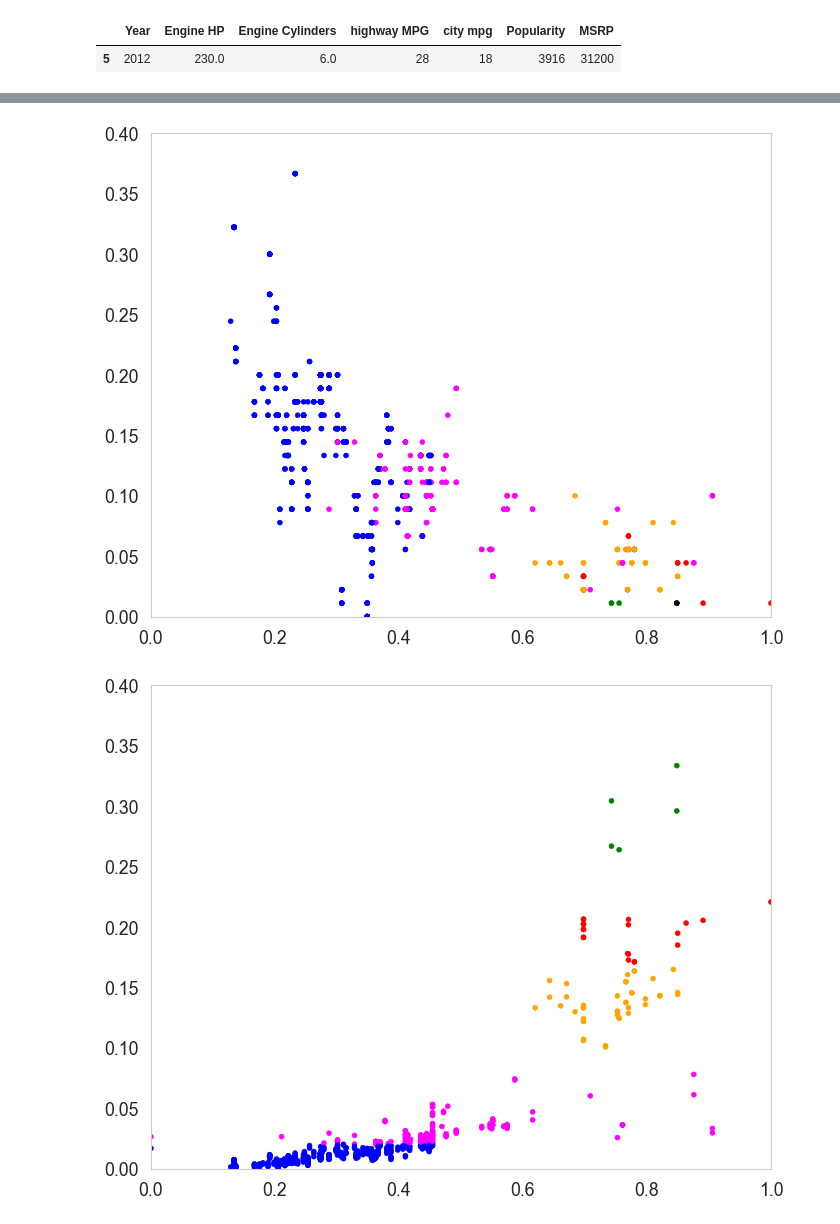
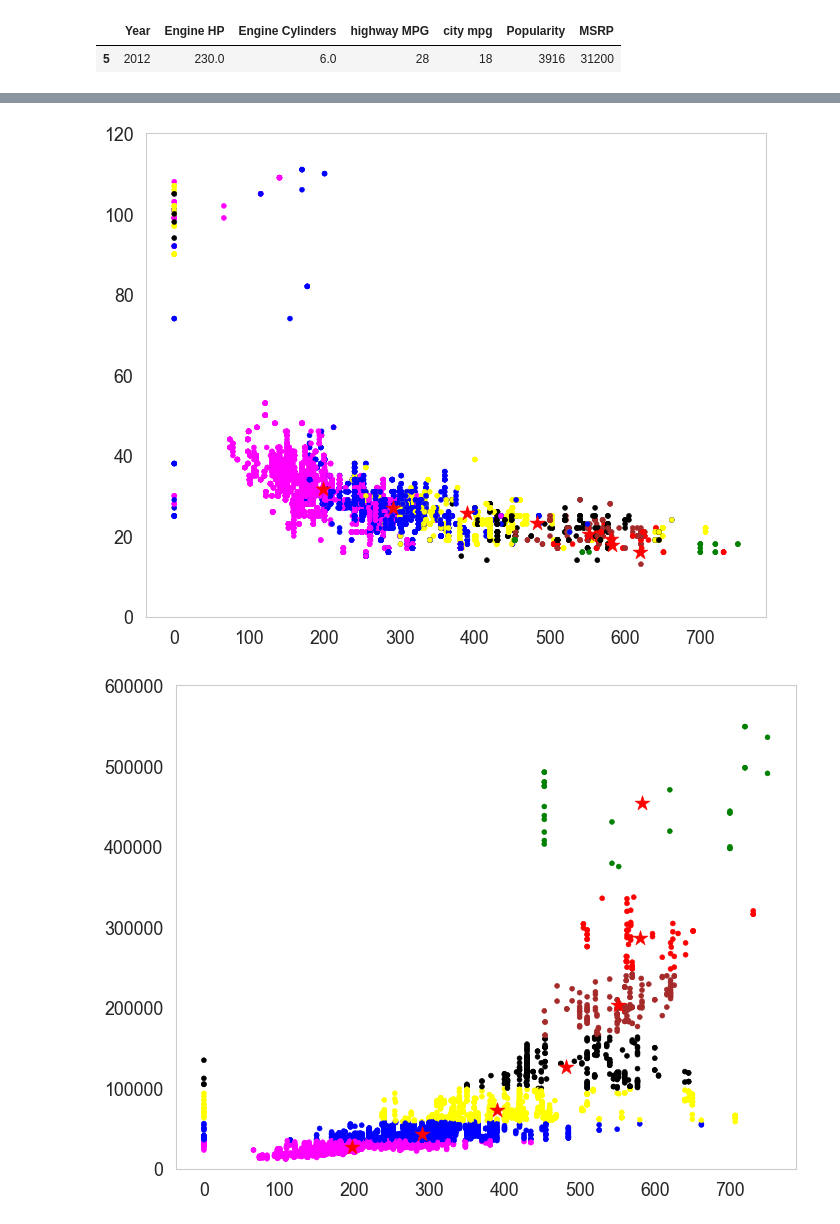
Before and after one commit to pujakb/ML, a Jupyter notebook: LR/LinearRegression.ipynb, the cells around one changed output, grey strips where cells are left out. Cells and saved outputs as stored; diff of their text form; code cells hidden in the pictures.

```diff
--- a/LR/LinearRegression.ipynb
+++ b/LR/LinearRegression.ipynb
@@ -20,7 +20,7 @@ sns.set_context("poster")
 from matplotlib import rcParams
 # %%
 data = pd.read_csv(r'C:\Users\PB\Downloads\CarsNew.csv')
-data = data.loc[data['Year'].isin([2012, 2013])]
+data = data.loc[data['Year'].isin([2012, 2013, 2014, 2015, 2016, 2017, 2018])]
 # %%
 kmeans_data = data.fillna(0)
 kmeans_data.head(1)
@@ -116,5 +116,5 @@ pl.plot(Nc,score)
 # %%
-    kmeans_model = KMeans(n_clusters=6)
+    kmeans_model = KMeans(n_clusters=8)
     kmeans_model.fit(selected)
     kmeans_model = kmeans_model.fit(selected)
     print(kmeans_model)
@@ -171,32 +140,32 @@ print(df.head())
 # %%
 #HP Vs HighwayMPG
 
 from matplotlib.pyplot import figure
 
 figure(num=None, figsize=(10, 8), dpi=80, facecolor='w', edgecolor='k')
-color_map=['blue', 'red', 'black', 'orange', 'magenta', 'green']
-plt.scatter(df.iloc[:, 1], df.iloc[:, 3], c=data_label, s=20, cmap=colors.ListedColormap(color_map))
-#plt.scatter(kmeans_model.cluster_centers_[:,1],kmeans_model.cluster_centers_[:,3],s=100,marker='*',c='red',label='centroids')
-plt.ylim(0,0.4)
-plt.xlim(0,1)
+color_map=['blue', 'red', 'black', 'orange', 'magenta', 'green', 'brown', 'yellow']
+plt.scatter(selected.iloc[:, 1], selected.iloc[:, 3], c=data_label, s=20, cmap=colors.ListedColormap(color_map))
+plt.scatter(kmeans_model.cluster_centers_[:,1],kmeans_model.cluster_centers_[:,3],s=200,marker='*',c='red',label='centroids')
+plt.ylim(0,120)
+# plt.xlim(0,1)
 plt.grid()
 plt.show()
 # %% [output]
-[figure, old version]
+[figure, new version]
 # %%
-#HP VS CityMPG
+#HP VS Price
 
 
 from matplotlib.pyplot import figure
 
 figure(num=None, figsize=(10, 8), dpi=80, facecolor='w', edgecolor='k')
-color_map=['blue', 'red', 'black', 'orange', 'magenta', 'green']
-plt.scatter(df.iloc[:, 1], df.iloc[:, 6], c=data_label, s=20, cmap=colors.ListedColormap(color_map))
-#plt.scatter(kmeans_model.cluster_centers_[:,1],kmeans_model.cluster_centers_[:,6],s=250,marker='*',c='red',label='centroids')
-plt.ylim(0,0.4)
-plt.xlim(0,1)
+color_map=['blue', 'red', 'black', 'orange', 'magenta', 'green', 'brown', 'yellow']
+plt.scatter(selected.iloc[:, 1], selected.iloc[:, 6], c=data_label, s=20, cmap=colors.ListedColormap(color_map))
+plt.scatter(kmeans_model.cluster_centers_[:,1],kmeans_model.cluster_centers_[:,6],s=200,marker='*',c='red',label='centroids')
+plt.ylim(0,600000)
+# plt.xlim(0,1)
 plt.grid()
 plt.show()
 # %% [output]
-[figure, old version]
+[figure, new version]
 # %%
```
Also changed, not shown: parts of 18 cells of this notebook.
